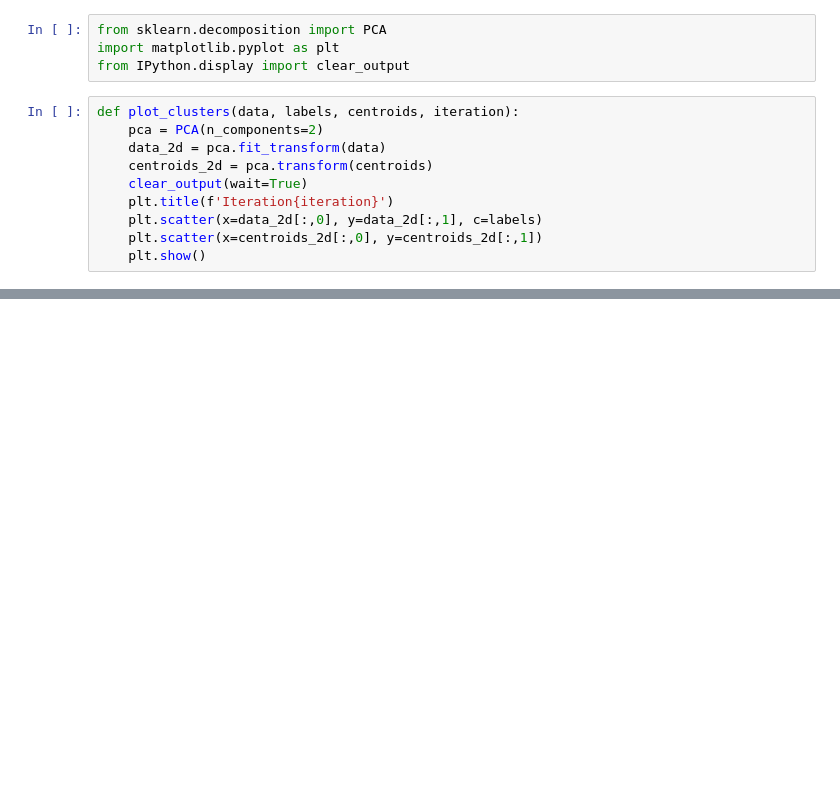
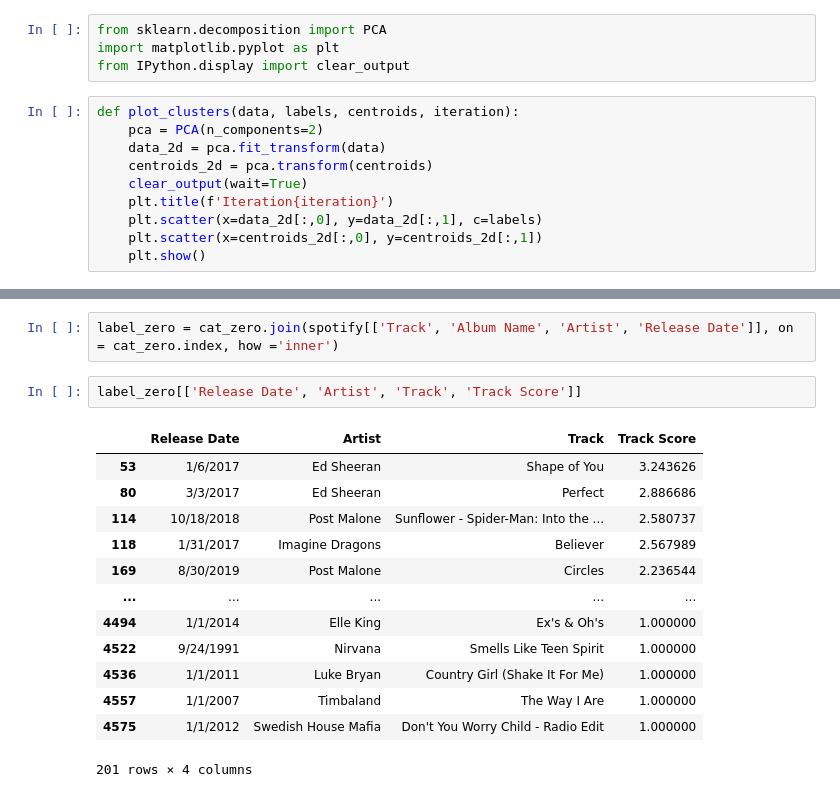
Before and after one commit to KizMan-23/unsupervised_models, a Jupyter notebook: kmeans.ipynb, the cells around one changed output, grey strips where cells are left out. Cells and saved outputs as stored; diff of their text form; blank space fills up the shorter version.

```diff
--- a/kmeans.ipynb
+++ b/kmeans.ipynb
@@ -204,0 +224,18 @@ centroids
+# %%
+label_zero = cat_zero.join(spotify[['Track', 'Album Name', 'Artist', 'Release Date']], on = cat_zero.index, how ='inner')
+# %%
+label_zero[['Release Date', 'Artist', 'Track', 'Track Score']]
+# %% [output]
+|  | Release Date | Artist | Track | Track Score |
+| 53 | 1/6/2017 | Ed Sheeran | Shape of You | 3.243626 |
+| 80 | 3/3/2017 | Ed Sheeran | Perfect | 2.886686 |
+| 114 | 10/18/2018 | Post Malone | Sunflower - Spider-Man: Into the ... | 2.580737 |
+| 118 | 1/31/2017 | Imagine Dragons | Believer | 2.567989 |
+| 169 | 8/30/2019 | Post Malone | Circles | 2.236544 |
+| ... | ... | ... | ... | ... |
+| 4494 | 1/1/2014 | Elle King | Ex's & Oh's | 1.000000 |
+| 4522 | 9/24/1991 | Nirvana | Smells Like Teen Spirit | 1.000000 |
+| 4536 | 1/1/2011 | Luke Bryan | Country Girl (Shake It For Me) | 1.000000 |
+| 4557 | 1/1/2007 | Timbaland | The Way I Are | 1.000000 |
+| 4575 | 1/1/2012 | Swedish House Mafia | Don't You Worry Child - Radio Edit | 1.000000 |
+201 rows × 4 columns
```
Also changed, not shown: parts of 10 cells of this notebook, 1 other file.
